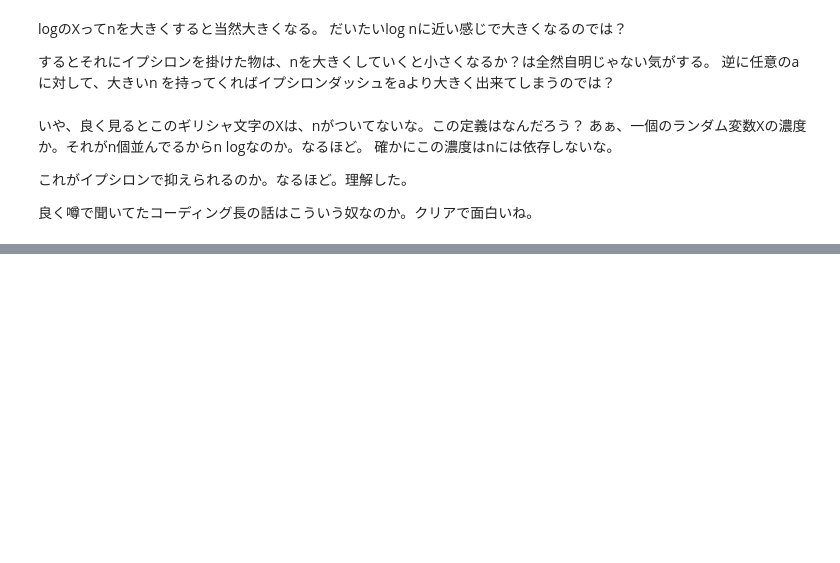
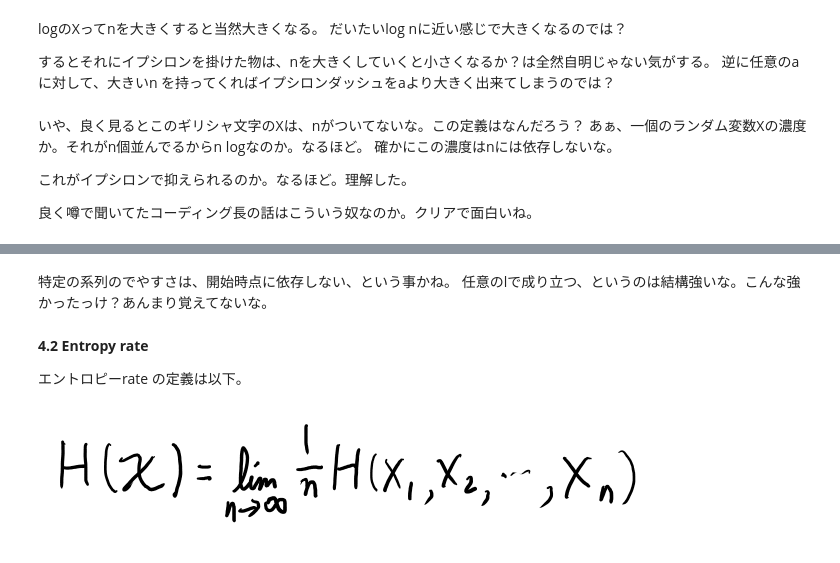
Before and after one commit to karino2/karino2.github.io, a Jupyter notebook: ipynb/2019-02-10-144121.ipynb, the cells around one changed output, grey strips where cells are left out. Drawn from its saved outputs; the diff is of its cells as text; code cells hidden in the pictures; blank space fills up the shorter version.

```diff
--- a/ipynb/2019-02-10-144121.ipynb
+++ b/ipynb/2019-02-10-144121.ipynb
@@ -102,0 +130,11 @@ logのXってnを大きくすると当然大きくなる。
+# %% [markdown]
+特定の系列のでやすさは、開始時点に依存しない、という事かね。
+任意のlで成り立つ、というのは結構強いな。こんな強かったっけ？あんまり覚えてないな。
+# %% [markdown]
+**4.2 Entropy rate**
+
+エントロピーrate の定義は以下。
+# %%
+MeatPieImage()
+# %% [output]
+[figure, added]
```
Also changed, not shown: parts of 14 cells of this notebook.
